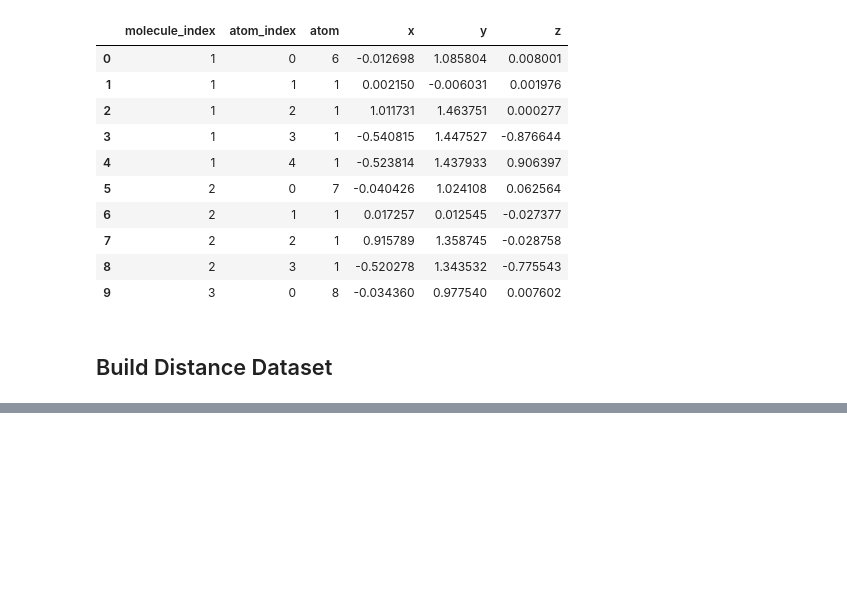
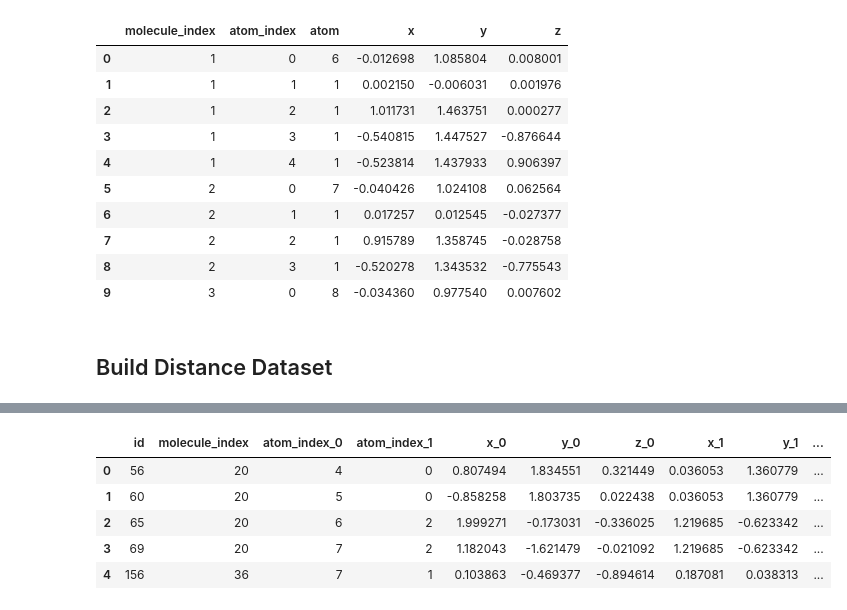
Before and after one commit to Atum19/PredictingMolecularProperties, a Jupyter notebook: add_distances_and_angles.ipynb, the cells around one changed output, grey strips where cells are left out. Drawn from its saved outputs; the diff is of its cells as text; code cells hidden in the pictures; blank space fills up the shorter version.

```diff
--- a/add_distances_and_angles.ipynb
+++ b/add_distances_and_angles.ipynb
@@ -355,0 +377,10 @@ full.head(10)
+# %%
+train_dist_res = None
+for ind, coupling_type in enumerate(model_params):
+    print('>>>>', coupling_type)
+#     X_data, y_data = build_x_y_data(train_csv, coupling_type, n_atoms=model_params[coupling_type])
+    full = build_couple_dataframe(train_csv, structures_csv, coupling_type, n_atoms=model_params[coupling_type])
+    if ind > 0:
+        train_dist_res = train_dist_res.append(full, ignore_index=True, sort=False)
+    else:
+        train_dist_res = full
@@ -355,0 +418,10 @@ full.head(10)
+# %%
+test_dist_res = None
+for ind, coupling_type in enumerate(model_params):
+    print('>>>>', coupling_type)
+#     X_data, y_data = build_x_y_data(train_csv, coupling_type, n_atoms=model_params[coupling_type])
+    full = build_couple_dataframe(test_csv, structures_csv, coupling_type, n_atoms=model_params[coupling_type])
+    if ind > 0:
+        test_dist_res = test_dist_res.append(full, ignore_index=True, sort=False)
+    else:
+        test_dist_res = full
@@ -355,0 +437,11 @@ full.head(10)
+# %%
+test_dist_res = test_dist_res.rename({'index': 'id'}, axis=1)
+# %%
+test_dist_res.head()
+# %% [output]
+|  | id | molecule_index | atom_index_0 | atom_index_1 | x_0 | y_0 | z_0 | x_1 | y_1 | ... |
+| 0 | 56 | 20 | 4 | 0 | 0.807494 | 1.834551 | 0.321449 | 0.036053 | 1.360779 | ... |
+| 1 | 60 | 20 | 5 | 0 | -0.858258 | 1.803735 | 0.022438 | 0.036053 | 1.360779 | ... |
+| 2 | 65 | 20 | 6 | 2 | 1.999271 | -0.173031 | -0.336025 | 1.219685 | -0.623342 | ... |
+| 3 | 69 | 20 | 7 | 2 | 1.182043 | -1.621479 | -0.021092 | 1.219685 | -0.623342 | ... |
+| 4 | 156 | 36 | 7 | 1 | 0.103863 | -0.469377 | -0.894614 | 0.187081 | 0.038313 | ... |
```
Also changed, not shown: parts of 13 cells of this notebook.
